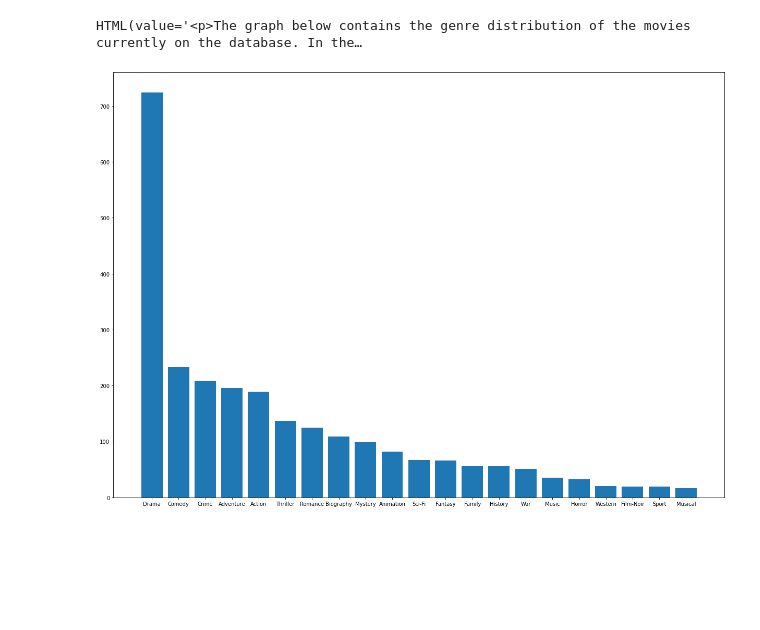
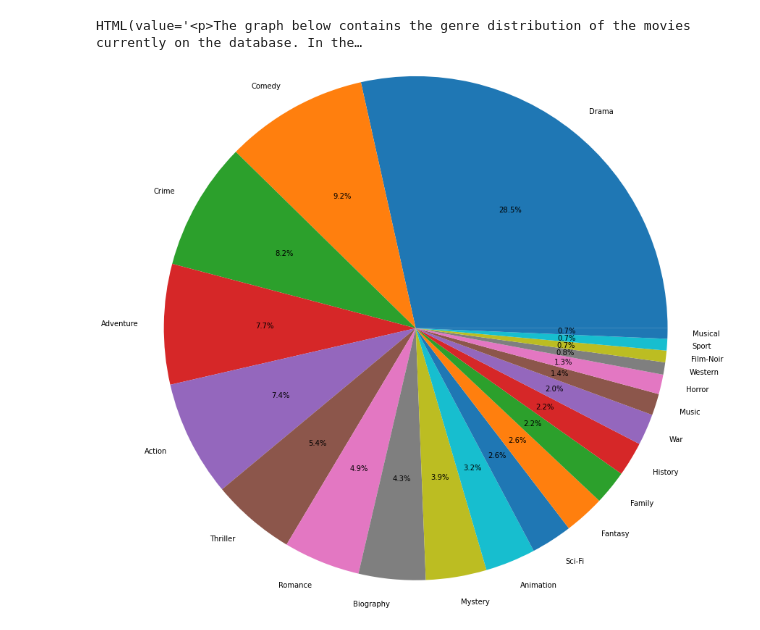
Before and after one commit to wduangoupa/Movie-Recommendation, a Jupyter notebook: Movie-Recommendation.ipynb, the cells around one changed output. Cells and saved outputs as stored; diff of their text form; code cells hidden in the pictures; blank space fills up the shorter version.

```diff
--- a/Movie-Recommendation.ipynb
+++ b/Movie-Recommendation.ipynb
@@ -111,18 +123,24 @@ feedback.observe(on_change)
 # %%
 label_headline2 = widgets.HTML(value="<a id='GenreDist'></a><h2>Genre Distribution</h2>")
 label_explaination2 = widgets.HTML(value="<p>The graph below contains the genre distribution of the movies currently on the database. In the future it could be used to determine what genres needed to be added to our streaming services so the distribution is not skewed. So that our services can appeal to a wider audience. </p>")
 
 display(label_headline2)
 display(label_explaination2)
 dummy = df['Genre'].str.get_dummies(sep=', ')
 genre_distribution = dummy.sum().sort_values(ascending=False).index.values
 genre_count = dummy.sum().sort_values(ascending=False).values
-fig, (ax1) = plt.subplots(figsize=(21, 15))
-ax1 = plt.bar(genre_distribution, genre_count)
+# fig, (ax1) = plt.subplots(figsize=(21, 15))
+# ax1 = plt.pie(genre_distribution, genre_count)
+mylabels = ['Drama', 'Comedy', 'Crime', 'Adventure', 'Action', 'Thriller', 'Romance',
+ 'Biography', 'Mystery', 'Animation', 'Sci-Fi', 'Fantasy', 'Family', 'History',
+ 'War', 'Music', 'Horror', 'Western', 'Film-Noir', 'Sport', 'Musical']
+
+plt.pie(genre_count, labels = mylabels, radius = 4, autopct='%1.1f%%')
+plt.show()
 # %% [output]
 [interactive output not drawn]
 HTML(value='<p>The graph below contains the genre distribution of the movies currently on the database. In the…
-[figure, old version]
+[figure, new version]
 # %%
 label_headline3 = widgets.HTML(value="<a id='TopDirector'></a><h2>Top 10 Directors by Gross Earnings</h2>")
 label_explaination3 = widgets.HTML(value="<p>The graph below contains the top 10 directors based on their movies gross earnings. </p>")
```
Also changed, not shown: parts of 4 cells of this notebook.
